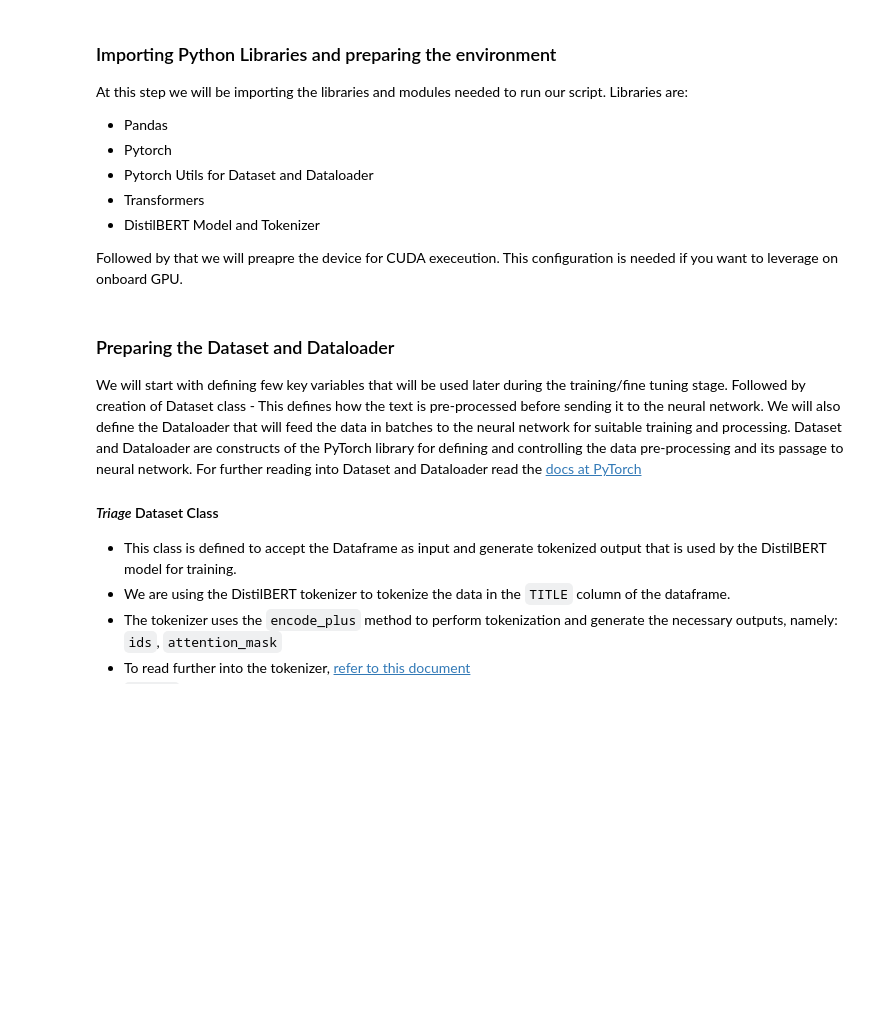
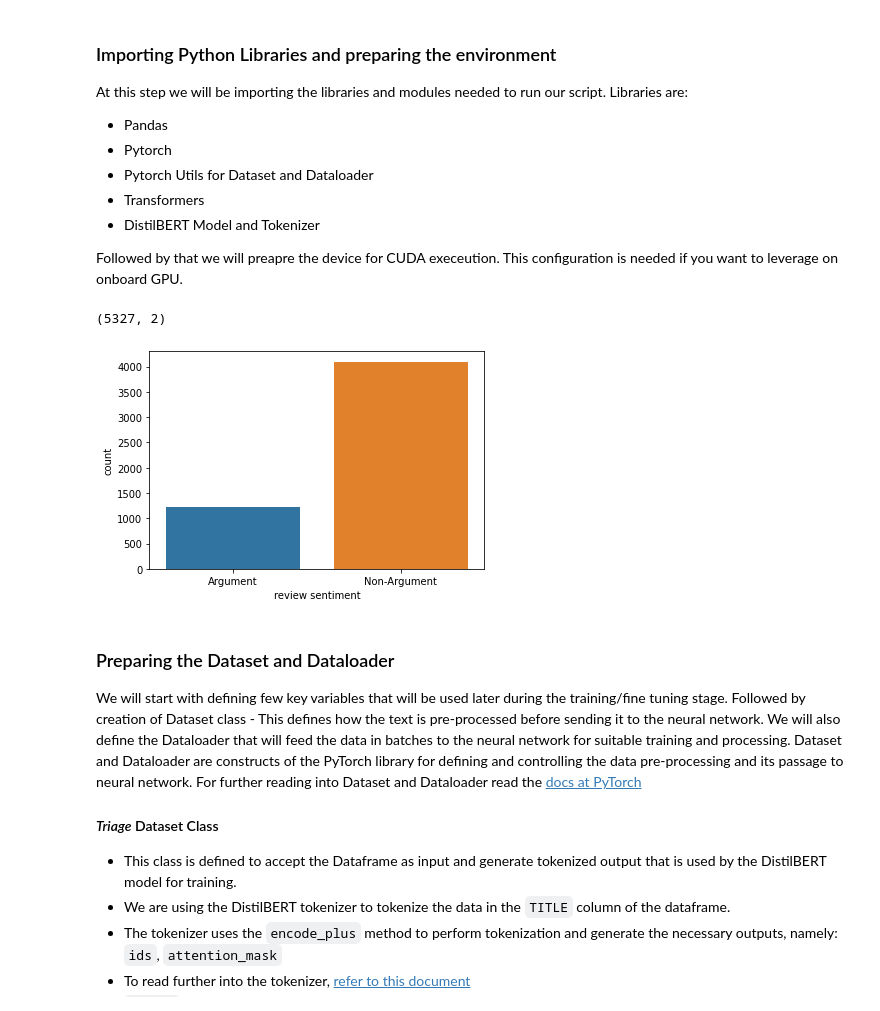
Before and after one commit to tamva/Thesis-Argument-Mining-Transfer-Learning, a Jupyter notebook: transformers_classification.ipynb, the cells around one changed output. Drawn from its saved outputs; the diff is of its cells as text; code cells hidden in the pictures; blank space fills up the shorter version.

```diff
--- a/transformers_classification.ipynb
+++ b/transformers_classification.ipynb
@@ -117,3 +84,19 @@ df = df[['Sentence','Argument']]
+# %%
+device = 'cuda' if cuda.is_available() else 'cpu'
+
+df = pd.read_csv('C:/Users/athanasis/Desktop/Semester_C/Dataset/Binary-Conll/Final Data/binary-train_no_double_quotes.txt',sep='\t')
+
+df = df[['Sentence','Argument']]
+df.shape
+# %% [output]
+(5327, 2)
+# %%
+ax = sns.countplot(df['Argument'])
+plt.xlabel('review sentiment')
+class_names = ['Argument', 'Non-Argument']
+ax.set_xticklabels(class_names);
+# %% [output]
+[figure, added]
 # %% [markdown]
 <a id='section03'></a>
 ### Preparing the Dataset and Dataloader
```
Also changed, not shown: parts of 18 cells of this notebook.
